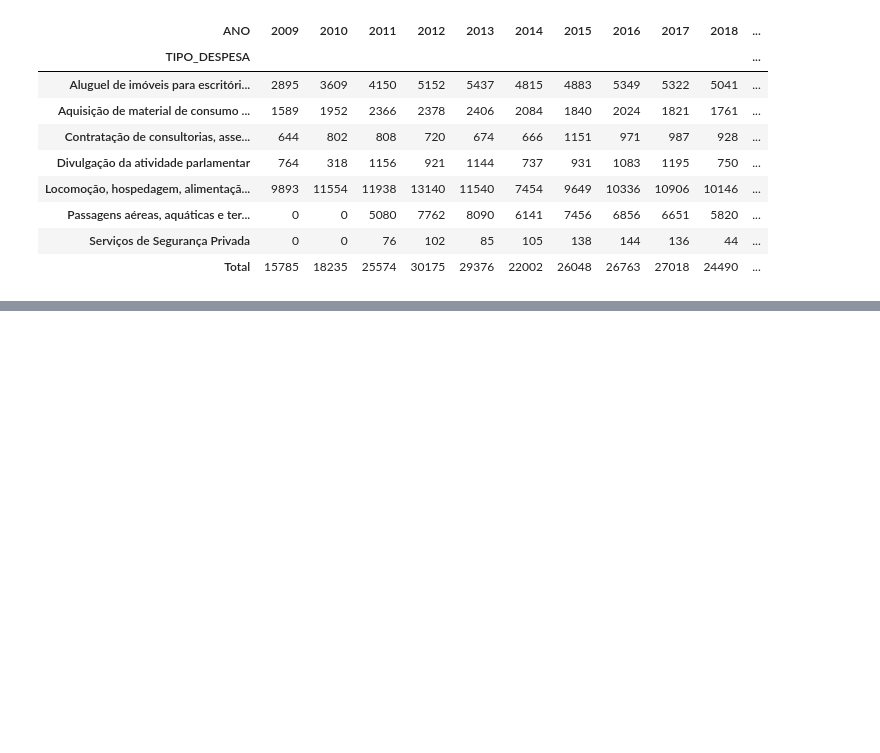
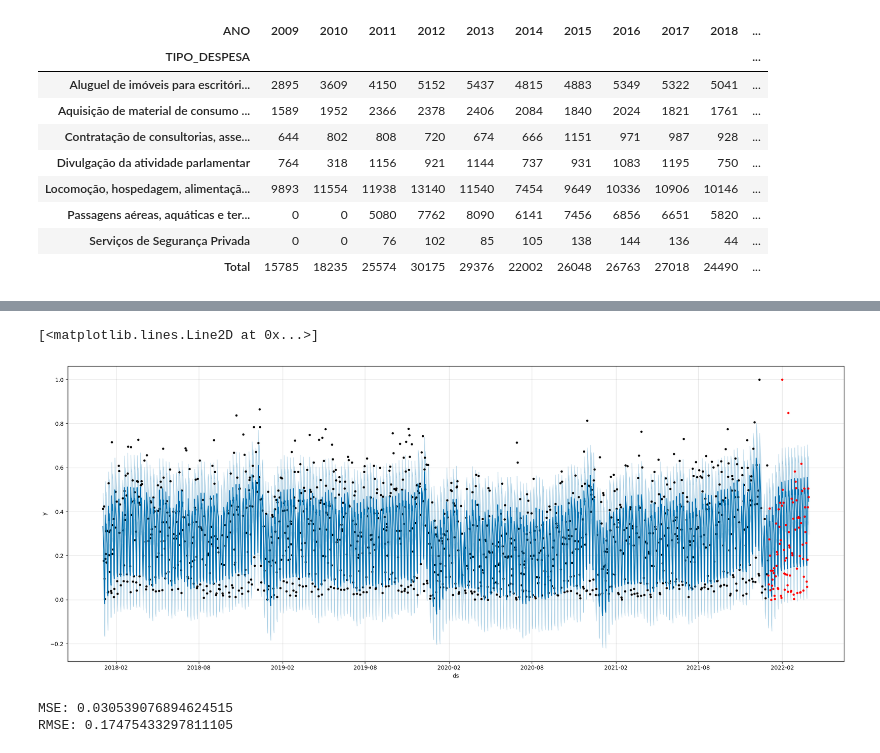
Before and after one commit to LuizHB23/7DaysOfCode-Ciencia-de-Dados, a Jupyter notebook: main.ipynb, the cells around one changed output, grey strips where cells are left out. Saved outputs shown, nothing was run; the diff lists cells and outputs as text; code cells hidden in the pictures; blank space fills up the shorter version.

```diff
--- a/main.ipynb
+++ b/main.ipynb
@@ -342,0 +496,7 @@ tabela_despesas_estilizada
+# %%
+from sklearn.preprocessing import MinMaxScaler
+
+scaler = MinMaxScaler()
+
+dados_escalado = scaler.fit_transform(sem_outliers[['y']])
+dados_escalado
@@ -342,0 +511,4 @@ tabela_despesas_estilizada
+# %%
+dados_escalado = pd.DataFrame(dados_escalado, columns=['y'])
+dados_escalado['ds'] = sem_outliers['ds']
+dados_escalado
@@ -342,0 +529,12 @@ tabela_despesas_estilizada
+# %%
+valor_real = dados.query('DATA >= 2022 & DATA < 2023').copy()
+valor_real = valor_real.drop(columns='MES')
+valor_real['MES'] = pd.to_datetime(valor_real['DATA']).dt.month
+valor_real['DATA'] = pd.to_datetime(valor_real['DATA'], format='%Y-%m-%d')
+valor_real = valor_real.query('MES < 4') [['DATA', 'VALOR_REEMBOLSADO']]
+valor_real = valor_real.groupby('DATA').sum().reset_index()
+
+valor_escalado = scaler.fit_transform(valor_real[['VALOR_REEMBOLSADO']])
+valor_escalado = pd.DataFrame(valor_escalado, columns=['VALOR_REEMBOLSADO'])
+valor_escalado['DATA'] = valor_real['DATA']
+valor_escalado
@@ -342,0 +555,6 @@ tabela_despesas_estilizada
+# %%
+np.random.seed(400)
+
+modelo_prophet = Prophet(yearly_seasonality=True)
+
+modelo_prophet.fit(dados_escalado)
@@ -342,0 +565,22 @@ tabela_despesas_estilizada
+# %%
+futuro = modelo_prophet.make_future_dataframe(periods=90, freq='D')
+
+nova_previsao = modelo_prophet.predict(futuro)
+
+modelo_prophet.plot(nova_previsao, figsize=(20,8))
+plt.plot(valor_escalado['ds'], valor_escalado['y'], '.r')
+# %% [output]
+[<matplotlib.lines.Line2D at 0x...>]
+[figure, added]
+# %%
+valor_escalado = valor_escalado.rename(columns={'DATA':'ds', 'VALOR_REEMBOLSADO':'y'})
+
+comparacao = pd.merge(nova_previsao[['ds','yhat']], valor_escalado, on='ds')
+
+mse = mean_squared_error(comparacao['y'], comparacao['yhat'])
+rmse = np.sqrt(mse)
+
+print(f'MSE: {mse}\nRMSE: {rmse}')
+# %% [output]
+MSE: 0.030539076894624515
+RMSE: 0.17475433297811105
```
Also changed, not shown: parts of 22 cells of this notebook.
